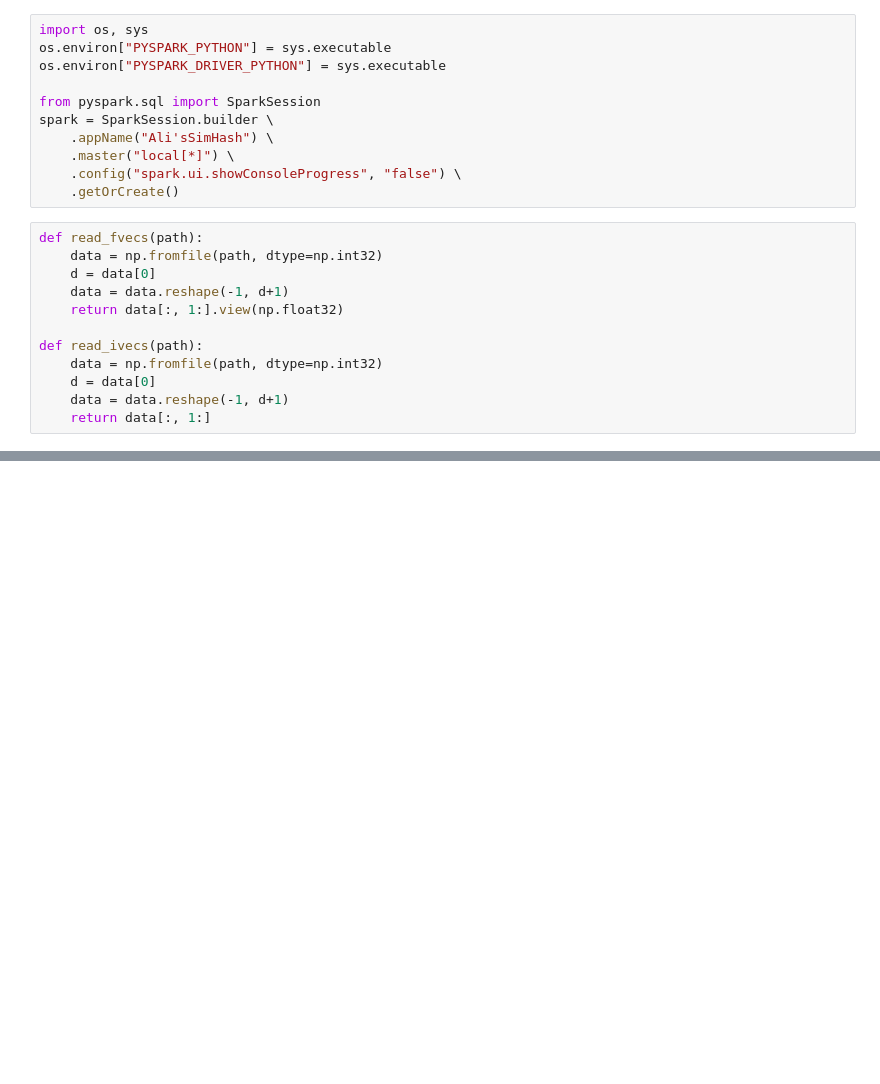
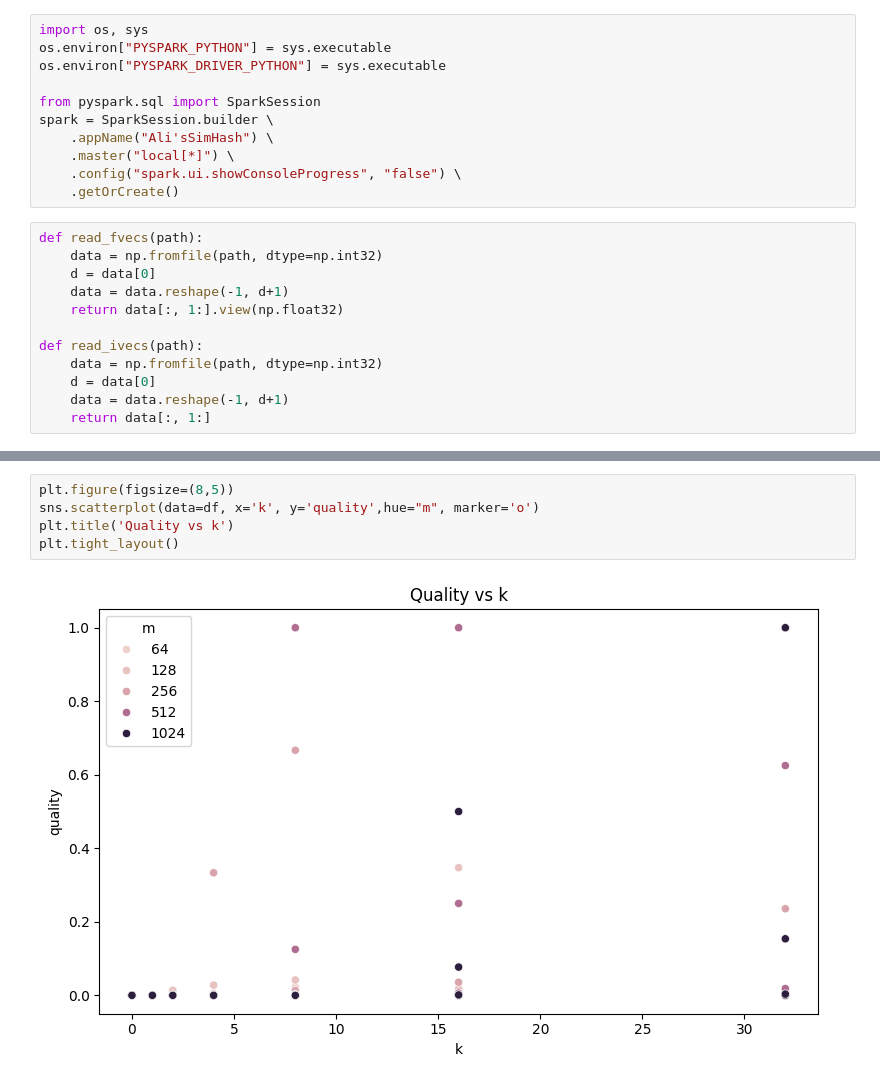
Before and after one commit to Thermite10k/simhash, a Jupyter notebook: thirdAssignment.ipynb, the cells around one changed output, grey strips where cells are left out. Saved outputs shown, nothing was run; the diff lists cells and outputs as text; blank space fills up the shorter version.

```diff
--- a/thirdAssignment.ipynb
+++ b/thirdAssignment.ipynb
@@ -210,0 +270,7 @@ KeyboardInterrupt:
+# %%
+plt.figure(figsize=(8,5))
+sns.scatterplot(data=df, x='k', y='quality',hue="m", marker='o')
+plt.title('Quality vs k')
+plt.tight_layout()
+# %% [output]
+[figure, added]
```
Also changed, not shown: parts of 17 cells of this notebook.
